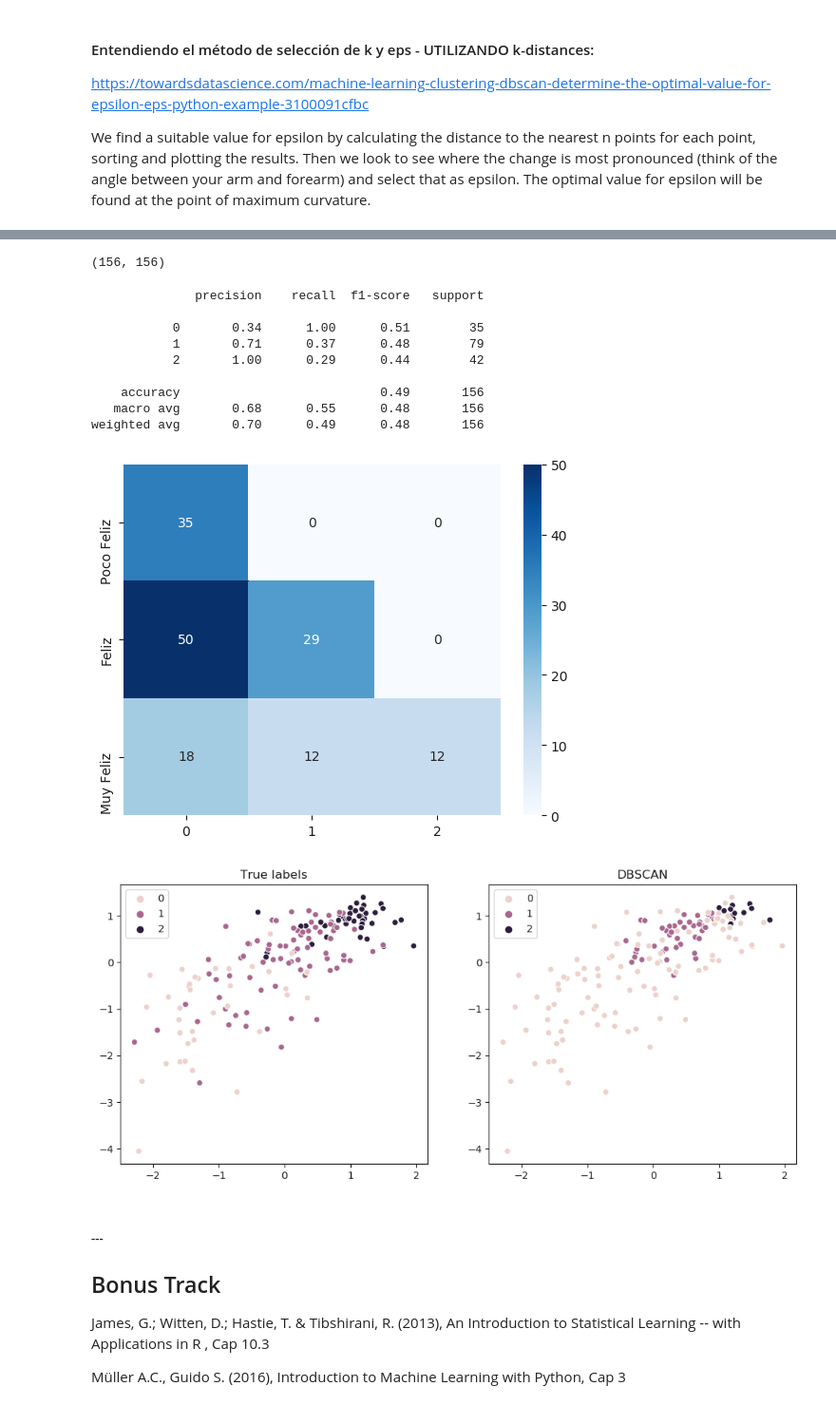
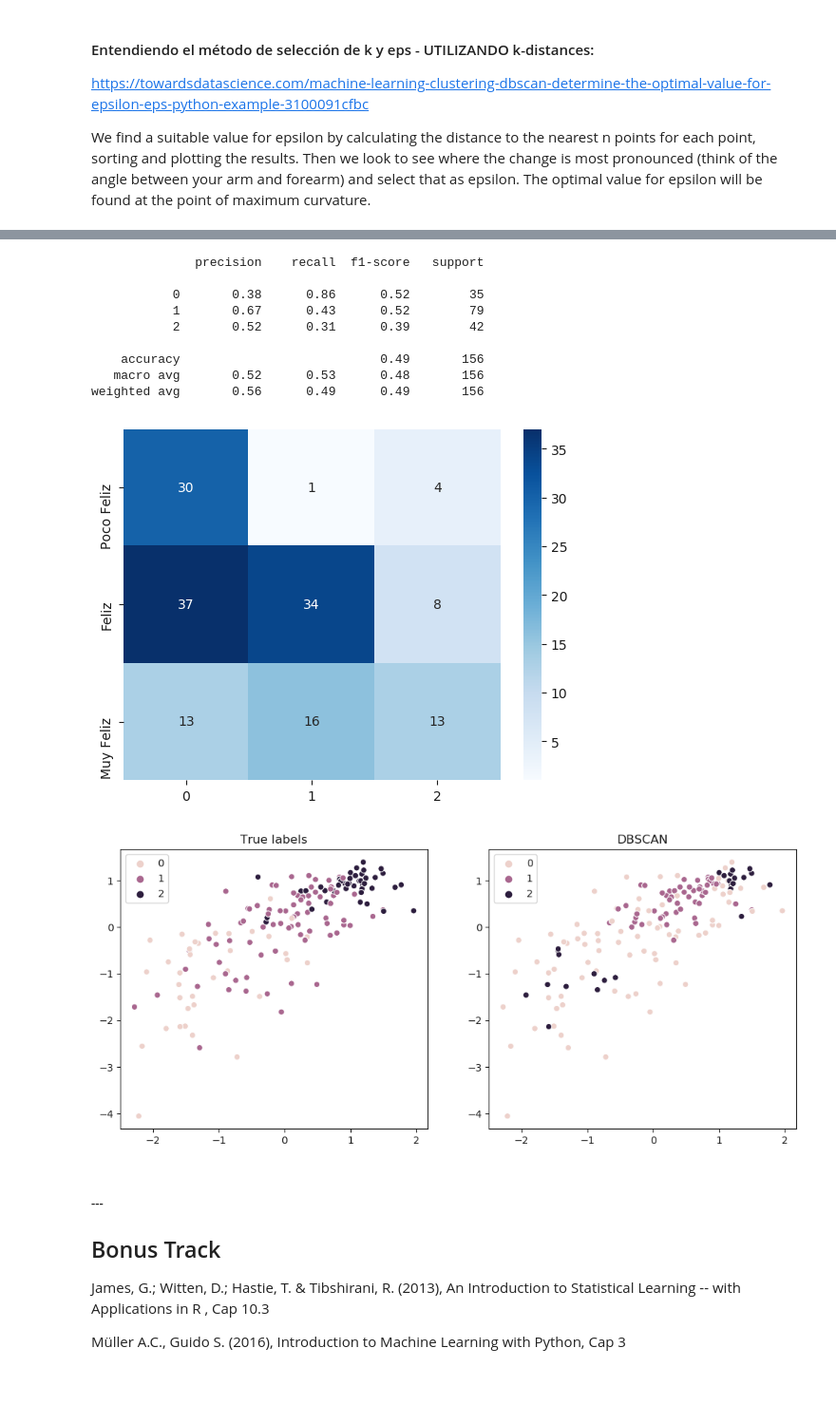
Before and after one commit to ronnygomez/desafio2, a Jupyter notebook: Modelos.ipynb, the cells around one changed output, grey strips where cells are left out. Shown at 95% size. Cells and saved outputs as stored; diff of their text form; code cells hidden in the pictures; blank space fills up the shorter version.

```diff
--- a/Modelos.ipynb
+++ b/Modelos.ipynb
@@ -85,6 +84,6 @@ Index(['Overall rank', 'Country or region', 'Score', 'GDP per capita',
       dtype='object')
 # %%
-X= data.drop(["Overall rank", "Country or region", "Score", "Happy"], axis=1)
+X= data.drop(["Unnamed: 0", "Country", "OverallRank", "Score", "Happy", "Region"], axis=1)
 y= data["Happy"]
 
 print(X.shape)
@@ -162,10 +180,16 @@ for k in range(2,9):
     #predY = np.choose(labels, pd.Series(range(0,k+1)).astype(np.int64))
     silhouette = silhouette_score(X_sc, labels, metric='euclidean')
     calinsky = calinski_harabasz_score(X_sc, labels)
-    evaluation.append([k, silhouette, calinsky])  # ARMAMOS UN ARRAY
+    inertia = kmeans.inertia_
+    evaluation.append([k, silhouette, calinsky, inertia])  # ARMAMOS UN ARRAY
     #print("K= ", evaluation)
 
 evaluation=np.array(evaluation);
+
+f1,ax1=plt.subplots(1,1,figsize=(7.5,6))
+ax1.plot(evaluation[:,0],evaluation[:,3])
+ax1.set_ylabel('Inertia (suma de las distancias cuadráticas)')
+ax1.set_xlabel('Número de clusters');
 
 f,ax=plt.subplots(1,2,figsize=(15,6))
 ax[0].plot(evaluation[:,0],evaluation[:,1])
@@ -199,8 +339,8 @@ Dado que conocemos las etiquetas, podemos testear el clustering viendo las métr
 # ES LA ÚNICA MANERA QUE ENCONTRAMOS PARA LOGRAR QUE LAS ETIQUETAS QUE KMEANS LE ASIGNA A LOS CLUSTER,
 # COINCIDAN CON LAS QUE YO TENGO ASIGNADAS EN "y" (0/1/2)
 # (otra manera es renombras las etiquetas una vez asignadas, como vamos a hacer en el resto de nuestros modelos)
-inicio =np.array([[-1.2737923 , -1.15083343, -1.25977929, -0.51571571,  0.2553247 , -0.10543818],
-       [ 0.33840122,  0.34041826,  0.38387917, -0.07257391, -0.54376011, -0.43828352],
-       [ 1.0440483 ,  0.84045675,  0.88671774,  1.04395863,  1.20151704, 1.46865179]])
+inicio =np.array([[-1.26422926, -1.1321435 , -1.24034126, -0.47156319,  0.26057036, -0.11435828],
+               [ 0.35269748,  0.34811966,  0.39301953, -0.09193823, -0.55644773, -0.43733865],
+               [ 1.0440483 ,  0.84045675,  0.88671774,  1.04395863,  1.20151704, 1.46865179]])
 inicio
 # %% [output]
@@ -211,7 +351,10 @@ array([[-1.2737923 , -1.15083343, -1.25977929, -0.51571571,  0.2553247 ,
        [ 1.0440483 ,  0.84045675,  0.88671774,  1.04395863,  1.20151704,
          1.46865179]])
 # %%
+# DEFINIMOS LOS CLUSTERS QUE QUEREMOS
+k=3
 # KMeans:  INSTANCIAMOS y FITEAMOS
-kmeans = KMeans(n_clusters=3, init=inicio)  # random_state=0
+kmeans = KMeans(n_clusters=k, init=inicio)  # random_state=0
 kmeans.fit(X_sc)
 labels_km = kmeans.labels_
+centroids_km = kmeans.cluster_centers_ # Coordenadas de los centroides
@@ -460,45 +662,40 @@ plt.hlines([2,1.5, 1.2, 0.8],0,200,linestyles='dashed');
-# %%
-D.shape
-# %% [output]
-(156, 156)
 # %%
-dbscan = DBSCAN(eps=1, min_samples=10)
+#
+dbscan = DBSCAN(eps=1.1, min_samples=10)
 labels_db = dbscan.fit_predict(X_sc)
 
 # dbscan.fit_predict DEVUELVE ETIQUETAS -1, 0, 1 PERO PARA PODER COMPRARALA CON LAS "TARGET" LAS RENOMBRAMOS
-labels_db  = pd.Series(labels_db).apply(lambda x: 0 if (x==-1) else (2 if (x==0) else 1))
+labels_db  = pd.Series(labels_db).apply(lambda x: 0 if (x==-1) else (1 if (x==0) else 2))
 
 # ARMAMOS OTRA VEZ: confusion_matrix / classification_report / distribución de los datos con scatterplots
 sns.heatmap(confusion_matrix(y,labels_db), annot=True, cmap='Blues', fmt=".0f", yticklabels=['Poco Feliz', 'Feliz', 'Muy Feliz']);
 
 print(classification_report(y,labels_db))
 
 f,ax=plt.subplots(1,2,figsize=(12,5))
 sns.scatterplot(X_sc[:,0],X_sc[:,1],hue=y.values,ax=ax[0])
 ax[0].set_title('True labels')
 sns.scatterplot(X_sc[:,0],X_sc[:,1],hue=labels_db,ax=ax[1])
 ax[1].set_title('DBSCAN');
 
-# CON eps=1.2 y minPts=10 ENCUENTRA UN 3 CLUSTERS, pero no muy definidos
+# CON eps=1.3 y minPts=10 ENCUENTRA UN 3 CLUSTERS, pero no muy definidos
 # CON eps=? y minPts=? ENCUENTRA UN?3 CLUSTERS, pero no muy definidos
-
-# SE OBSERVAN 2 CODOS.. CONSULTAR
 
 # POR LO TANTO DBSCAN NO ES BUENO PARA ESTE DATASET.
 # SE NOTA QUE NO HAY REGIONES DE BAJA DENSIDAD QUE SEPAREN LAS ZONAS DE ALTA DENSIDAD
 # Y POR LO TANTO EL ALGORITMO PUEDA UTILIZAR PARA CLUSTERIZAR BIEN
 # %% [output]
               precision    recall  f1-score   support
 
-           0       0.34      1.00      0.51        35
-           1       0.71      0.37      0.48        79
-           2       1.00      0.29      0.44        42
+           0       0.38      0.86      0.52        35
+           1       0.67      0.43      0.52        79
+           2       0.52      0.31      0.39        42
 
     accuracy                           0.49       156
-   macro avg       0.68      0.55      0.48       156
-weighted avg       0.70      0.49      0.48       156
+   macro avg       0.52      0.53      0.48       156
+weighted avg       0.56      0.49      0.49       156
-[figure, old version]
+[figure, new version]
-[figure, old version]
+[figure, new version]
 # %% [markdown]
 ##### ---
 
```
Also changed, not shown: parts of 24 cells of this notebook, 1 other file.
